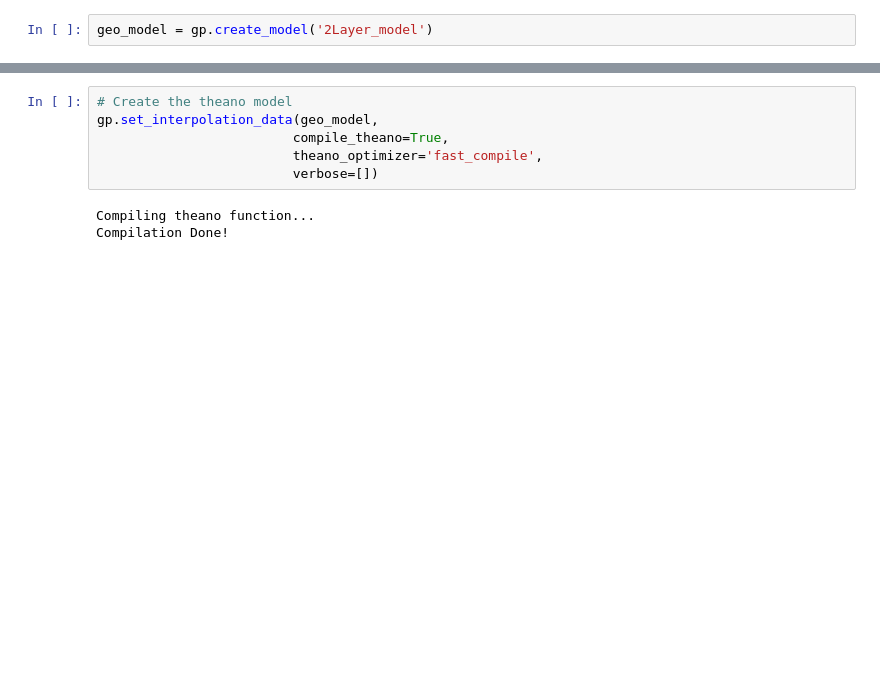
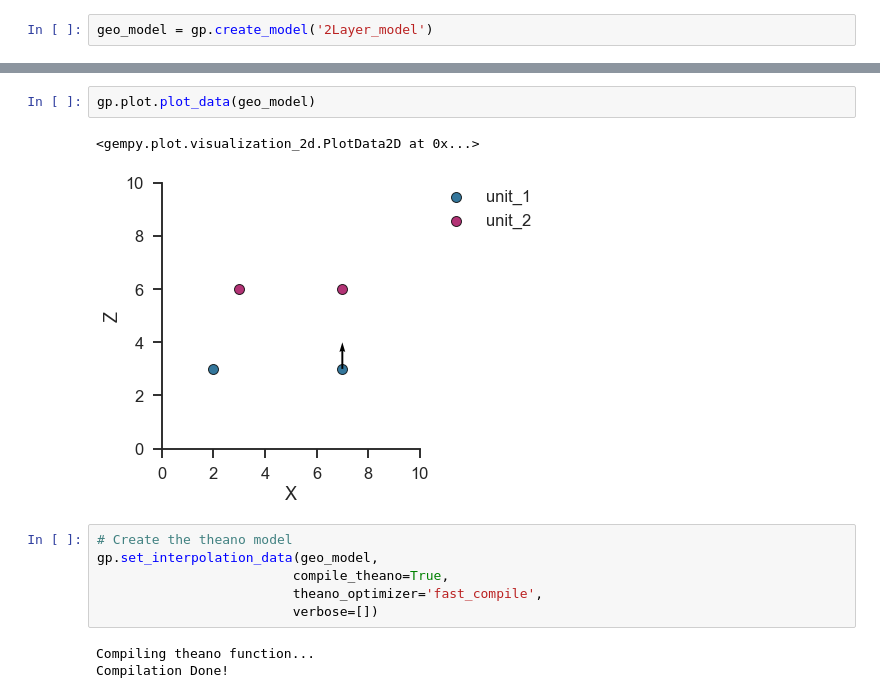
Before and after one commit to Japhiolite/gempy-tests, a Jupyter notebook: notebooks/Test_models.ipynb, the cells around one changed output, grey strips where cells are left out. Cells and saved outputs as stored; diff of their text form; blank space fills up the shorter version.

```diff
--- a/notebooks/Tests.ipynb
+++ b/notebooks/Test_models.ipynb
@@ -57,4 +84,9 @@ geo_model.surfaces
 | 2 | basement | Basement | 1 | True | #ffbe00 | 3 |
+# %%
+gp.plot.plot_data(geo_model)
+# %% [output]
+<gempy.plot.visualization_2d.PlotData2D at 0x...>
+[figure, added]
 # %%
 # Create the theano model
 gp.set_interpolation_data(geo_model,
```
Also changed, not shown: parts of 51 cells of this notebook, 12 other files.
